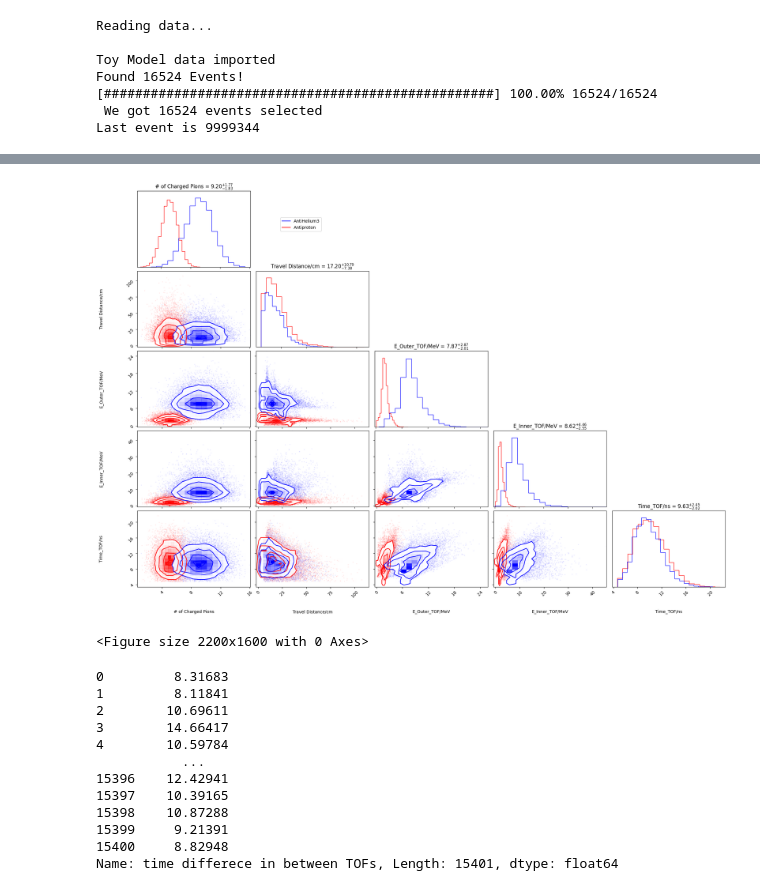
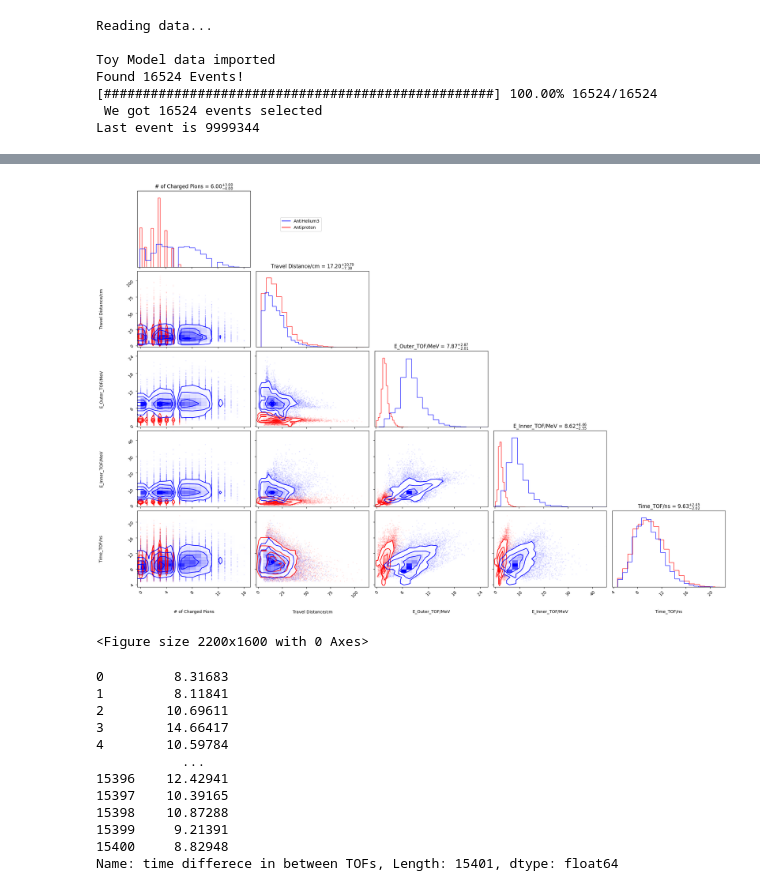
Before and after one commit to Eclipsedclaw/GRAMS, a Jupyter notebook: analysis/2023_Paper/Daughter_analysis.ipynb, the cells around one changed output, grey strips where cells are left out. Drawn from its saved outputs; the diff is of its cells as text; code cells hidden in the pictures.

```diff
--- a/analysis/2023_Paper/Daughter_analysis.ipynb
+++ b/analysis/2023_Paper/Daughter_analysis.ipynb
@@ -282,7 +283,7 @@ anti_He3_corner_TOF_time = []
 anti_He3_corner_label = ['# of Charged Pions', 'Travel Distance/cm', 'E_Outer_TOF/MeV', 'E_Inner_TOF/MeV', 'Time_TOF/ns']
 
 for i in range(anti_He3_Result.get_number_of_events()):
-    anti_He3_corner_Charged_pion.append(np.count_nonzero(np.logical_or(np.array(anti_He3_Result.get_value(i, 1)[1]) == 2112,np.array(anti_He3_Result.get_value(i, 1)[1]) == -2112)))
+    anti_He3_corner_Charged_pion.append(np.count_nonzero(np.logical_or(np.array(anti_He3_Result.get_value(i, 1)[1]) == 211, np.array(anti_He3_Result.get_value(i, 1)[1]) == -211)))
     anti_He3_corner_proton.append(np.count_nonzero(np.array(anti_He3_Result.get_value(i, 1)[1]) == 2212))
     anti_He3_corner_distance_traveled.append(anti_He3_Result.get_value(i, 0)[3])
     anti_He3_corner_TOF_out_energy.append(anti_He3_Result.get_value(i, 0)[4])
@@ -300,7 +301,7 @@ anti_proton_corner_TOF_time = []
 anti_proton_corner_label = ['# of Charged Pions', 'Travel Distance/cm', 'E_Outer_TOF/MeV', 'E_Inner_TOF/MeV', 'Time_TOF/ns']
 
 for i in range(anti_proton_Result.get_number_of_events()):
-    anti_proton_corner_Charged_pion.append(np.count_nonzero(np.logical_or(np.array(anti_proton_Result.get_value(i, 1)[1]) == 2112,np.array(anti_proton_Result.get_value(i, 1)[1]) == -2112)))
+    anti_proton_corner_Charged_pion.append(np.count_nonzero(np.logical_or(np.array(anti_proton_Result.get_value(i, 1)[1]) == 211,np.array(anti_proton_Result.get_value(i, 1)[1]) == -211)))
     anti_proton_corner_proton.append(np.count_nonzero(np.array(anti_proton_Result.get_value(i, 1)[1]) == 2212))
     anti_proton_corner_distance_traveled.append(anti_proton_Result.get_value(i, 0)[3])
     anti_proton_corner_TOF_out_energy.append(anti_proton_Result.get_value(i, 0)[4])
@@ -332,14 +333,14 @@ anti_proton_corner_Charged_pion_model = np.random.normal(anti_proton_mu, anti_pr
 anti_He3_corner_Charged_pion_model = np.random.normal(anti_He3_mu, anti_He3_sigma, size=len(anti_He3_corner_Charged_pion))
 
 
-anti_proton_Corner_data = pd.DataFrame(anti_proton_corner_Charged_pion_model, columns=['Charged Pions'])
+anti_proton_Corner_data = pd.DataFrame(anti_proton_corner_Charged_pion, columns=['Charged Pions'])
 #anti_proton_Corner_data['# of protons'] = anti_proton_corner_proton
 anti_proton_Corner_data['distance traveled inside LAr'] = anti_proton_corner_distance_traveled
 anti_proton_Corner_data['Energy deposit in the Outer TOF'] = anti_proton_corner_TOF_out_energy
 anti_proton_Corner_data['Energy deposit in the inner TOF'] = anti_proton_corner_TOF_in_energy
 anti_proton_Corner_data['time differece in between TOFs'] = anti_proton_corner_TOF_time
 
-anti_He3_Corner_data = pd.DataFrame(anti_He3_corner_Charged_pion_model, columns=['Charged Pions'])
+anti_He3_Corner_data = pd.DataFrame(anti_He3_corner_Charged_pion, columns=['Charged Pions'])
 #anti_He3_Corner_data['# of protons'] = anti_He3_corner_proton
 anti_He3_Corner_data['distance traveled inside LAr'] = anti_He3_corner_distance_traveled
 anti_He3_Corner_data['Energy deposit in the Outer TOF'] = anti_He3_corner_TOF_out_energy
@@ -360,6 +361,9 @@ legend_elements = [
 figure1.subplots_adjust(top=0.9)
 figure1.legend(handles=legend_elements, loc='upper center', bbox_to_anchor=(0.33, 0.85), ncol=1)
 """
+
+#anti_proton_range = {'column1': [0, 15], 'column2': [0, 100], 'column3': [0, 24], 'column4': [0, 40], 'column5': [0, 20]}
+#anti_He3_range = {'column1': [0, 15], 'column2': [0, 100], 'column3': [0, 24], 'column4': [0, 40], 'column5': [0, 20]}
 
 # Create the first corner plot
 figure1 = plt.figure(figsize=(22, 16))
@@ -369,34 +373,34 @@ corner.corner(
     labels=anti_proton_corner_label,
     show_titles=True,
     fig=figure1
 )
 
 # Create the second corner plot
 figure2 = plt.figure(figsize=(22, 16))
 corner.corner(
     anti_He3_Corner_data,
     color='b',
     labels=anti_He3_corner_label,
     show_titles=True,
     fig=figure1
 )
 
 # Add a separate legend to the corner plot
 legend_elements = [
     plt.Line2D([0], [0], color='blue', label='AntiHelium3'),
     plt.Line2D([0], [0], color='red', label='Antiproton'),
     # Add more legend elements as needed
 ]
 
 figure1.subplots_adjust(top=0.9)
 figure1.legend(handles=legend_elements, loc='upper center', bbox_to_anchor=(0.33, 0.85), ncol=1)
 
 plt.show()
 
 # Save the plot to a file
 figure1.savefig('ICRC_anti_He3_corner_plot.png')
 # %% [output]
-[figure, old version]
+[figure, new version]
 <Figure size 2200x1600 with 0 Axes>
 # %%
 print(anti_He3_Corner_data['time differece in between TOFs'])
```
Also changed, not shown: parts of 1 cell of this notebook.
